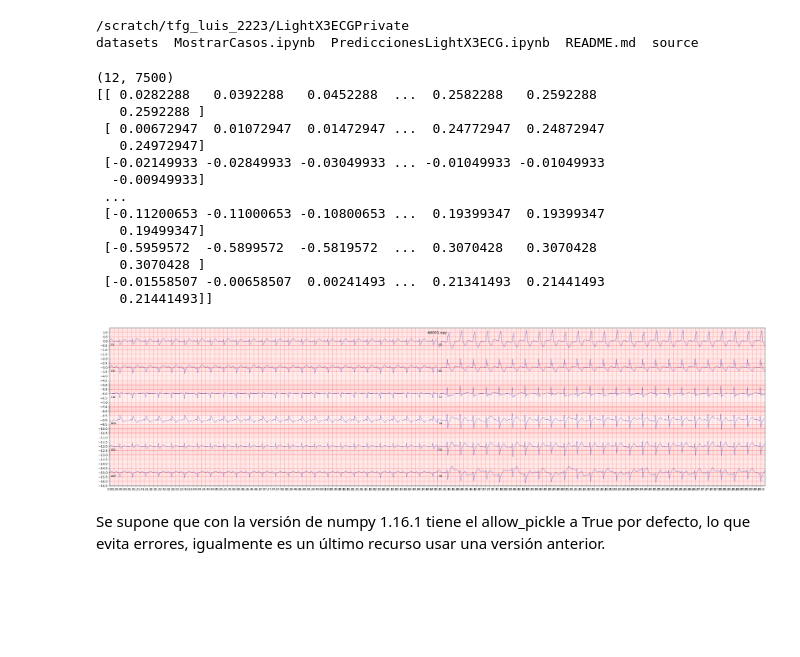
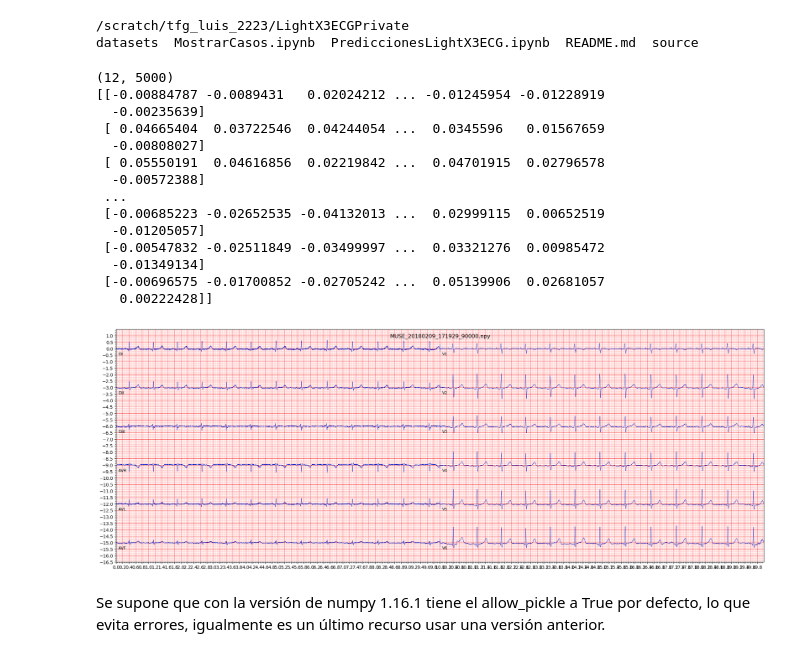
Before and after one commit to isma40000/LightX3ECGPrivate, a Jupyter notebook: PrediccionesLightX3ECG.ipynb, the cells around one changed output. Drawn from its saved outputs; the diff is of its cells as text; code cells hidden in the pictures; blank space fills up the shorter version.

```diff
--- a/PrediccionesLightX3ECG.ipynb
+++ b/PrediccionesLightX3ECG.ipynb
@@ -513,50 +525,50 @@ import os
 import ecg_plot as ep
 
 # def ObservarCaso(source='datasets/Casos/Chapman/ECGDataRawNpy',casename='MUSE_20180111_155115_19000.npy',dataset="Chapman"):
-def ObservarCaso(source='datasets/Casos/CPSC-2018/CasosNumpy',casename='A0001.npy',dataset="CPSC-2018"):
+def ObservarCaso(source='datasets/Casos/Chapman/ECGDataRawNpy-1000-NoBL',casename='MUSE_20180209_171929_90000.npy',dataset="CPSC-2018"):
 
     div = 1000 if dataset =="Chapman" else 1
 
     for filename in os.listdir(source):
         fsource = os.path.join(source, filename)
 
         if os.path.isfile(fsource) and fsource.endswith(casename):#MUSE_20180111_155115_19000
 
             # save np.load
             #np_load_old = np.load
 
             # modify the default parameters of np.load
             #np.load = lambda *a,**k: np_load_old(*a, allow_pickle=True, **k)
 
             # call load_data with allow_pickle implicitly set to true
             data = np.load(fsource)
             data = data/div
             fSample=500
             xml_leads = ['DI', 'DII', 'DIII', 'AVR', 'AVL', 'AVF', 'V1', 'V2', 'V3', 'V4', 'V5', 'V6']
             ep.plot(data, sample_rate= fSample,lead_index=xml_leads, title=f"{filename}")
 
             print(data.shape)
             print(data)
             # restore np.load for future normal usage
             #np.load = np_load_old
             break;
 ObservarCaso()
 # %% [output]
-(12, 7500)
-[[ 0.0282288   0.0392288   0.0452288  ...  0.2582288   0.2592288
-   0.2592288 ]
- [ 0.00672947  0.01072947  0.01472947 ...  0.24772947  0.24872947
-   0.24972947]
- [-0.02149933 -0.02849933 -0.03049933 ... -0.01049933 -0.01049933
-  -0.00949933]
+(12, 5000)
+[[-0.00884787 -0.0089431   0.02024212 ... -0.01245954 -0.01228919
+  -0.00235639]
+ [ 0.04665404  0.03722546  0.04244054 ...  0.0345596   0.01567659
+  -0.00808027]
+ [ 0.05550191  0.04616856  0.02219842 ...  0.04701915  0.02796578
+  -0.00572388]
  ...
- [-0.11200653 -0.11000653 -0.10800653 ...  0.19399347  0.19399347
-   0.19499347]
- [-0.5959572  -0.5899572  -0.5819572  ...  0.3070428   0.3070428
-   0.3070428 ]
- [-0.01558507 -0.00658507  0.00241493 ...  0.21341493  0.21441493
-   0.21441493]]
+ [-0.00685223 -0.02652535 -0.04132013 ...  0.02999115  0.00652519
+  -0.01205057]
+ [-0.00547832 -0.02511849 -0.03499997 ...  0.03321276  0.00985472
+  -0.01349134]
+ [-0.00696575 -0.01700852 -0.02705242 ...  0.05139906  0.02681057
+   0.00222428]]
-[figure, old version]
+[figure, new version]
 # %% [markdown]
 Se supone que con la versión de numpy 1.16.1 tiene el allow_pickle a True por defecto, lo que evita errores, igualmente es un último recurso usar una versión anterior.
 # %%
```
Also changed, not shown: parts of 31 cells of this notebook, 27 other files.
